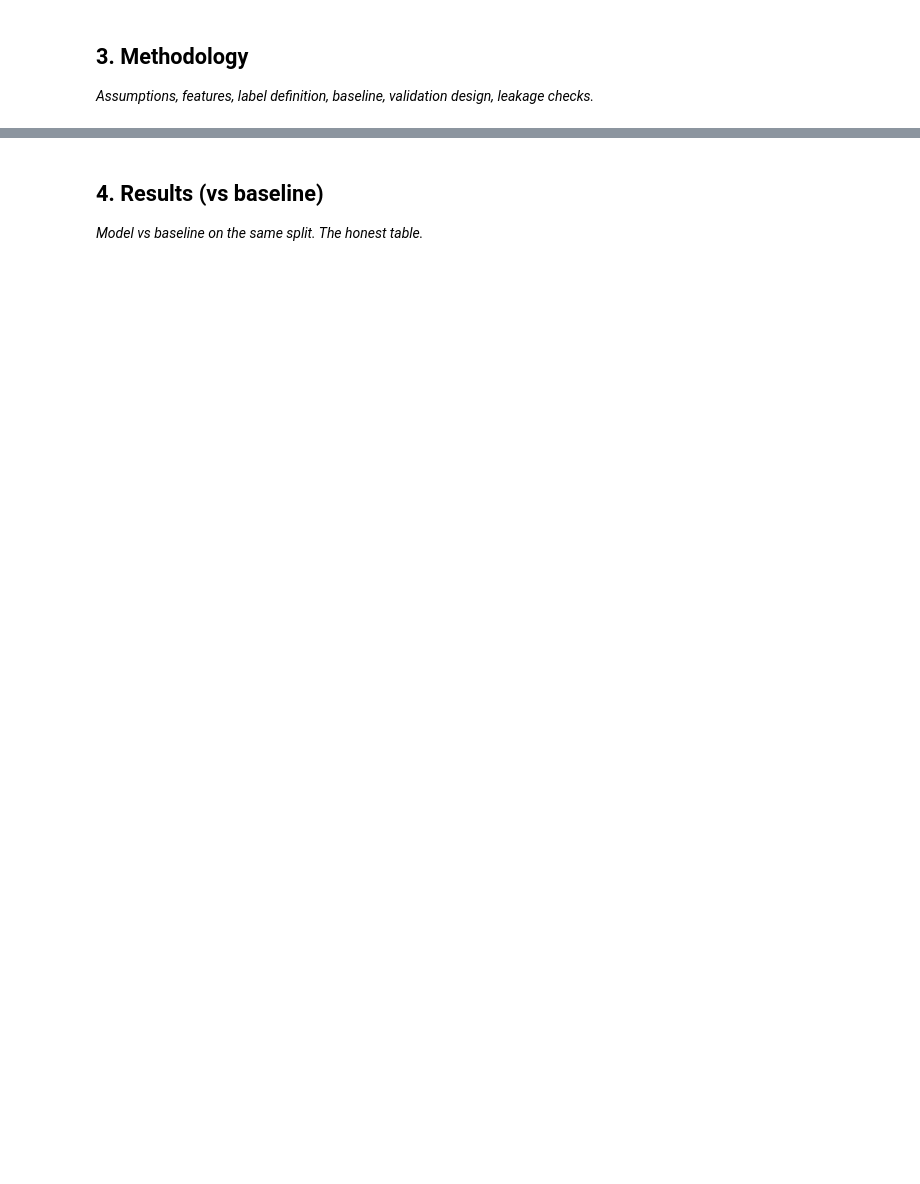
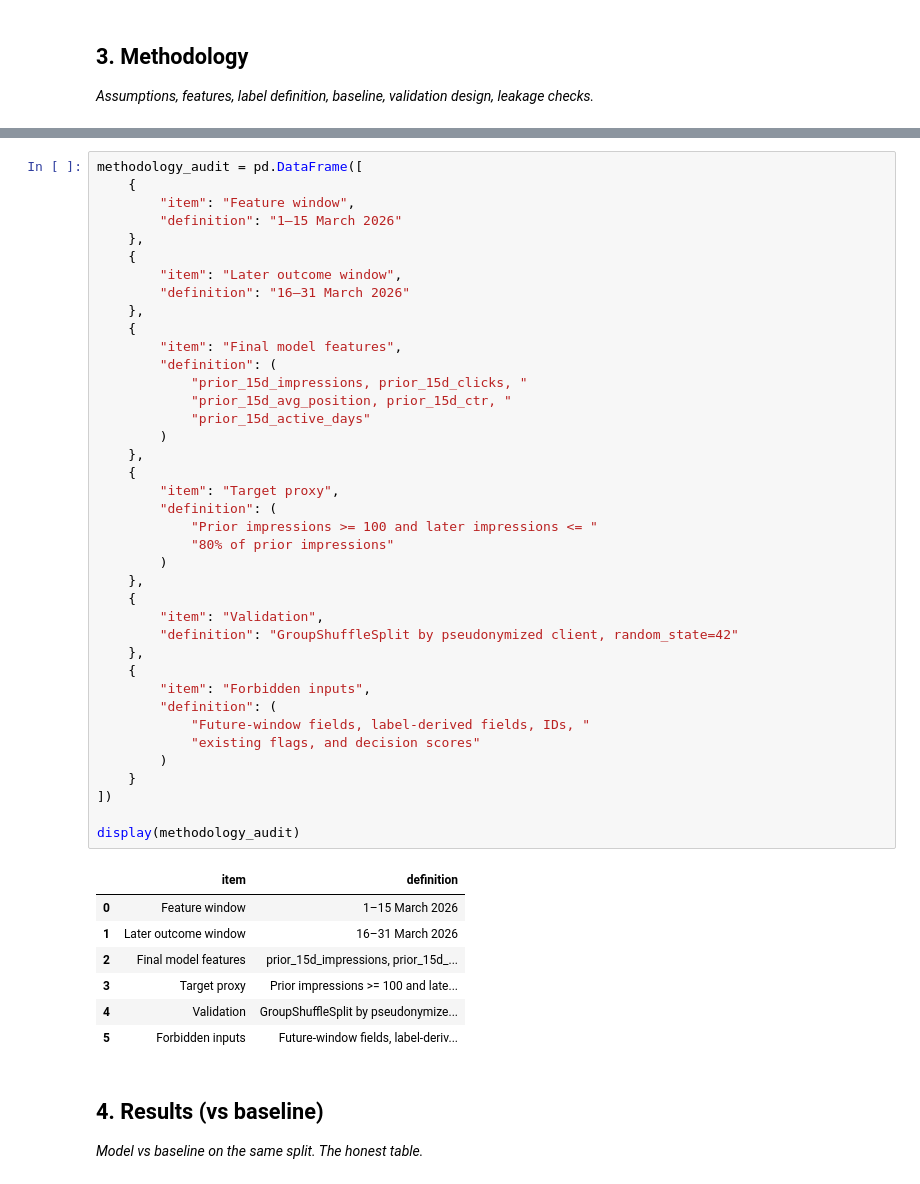
Before and after one commit to Ezgicode/FlyRAnk-AI, a Jupyter notebook: work/notebooks/capstone.ipynb, the cells around one changed output, grey strips where cells are left out. Drawn from its saved outputs; the diff is of its cells as text; blank space fills up the shorter version.

```diff
--- a/work/notebooks/capstone.ipynb
+++ b/work/notebooks/capstone.ipynb
@@ -21,3 +186,50 @@ This skeleton is yours to fill. Work the sections **in order** — each one has
+# %%
+methodology_audit = pd.DataFrame([
+    {
+        "item": "Feature window",
+        "definition": "1–15 March 2026"
+    },
+    {
+        "item": "Later outcome window",
+        "definition": "16–31 March 2026"
+    },
+    {
+        "item": "Final model features",
+        "definition": (
+            "prior_15d_impressions, prior_15d_clicks, "
+            "prior_15d_avg_position, prior_15d_ctr, "
+            "prior_15d_active_days"
+        )
+    },
+    {
+        "item": "Target proxy",
+        "definition": (
+            "Prior impressions >= 100 and later impressions <= "
+            "80% of prior impressions"
+        )
+    },
+    {
+        "item": "Validation",
+        "definition": "GroupShuffleSplit by pseudonymized client, random_state=42"
+    },
+    {
+        "item": "Forbidden inputs",
+        "definition": (
+            "Future-window fields, label-derived fields, IDs, "
+            "existing flags, and decision scores"
+        )
+    }
+])
+
+display(methodology_audit)
+# %% [output]
+|  | item | definition |
+| 0 | Feature window | 1–15 March 2026 |
+| 1 | Later outcome window | 16–31 March 2026 |
+| 2 | Final model features | prior_15d_impressions, prior_15d_... |
+| 3 | Target proxy | Prior impressions >= 100 and late... |
+| 4 | Validation | GroupShuffleSplit by pseudonymize... |
+| 5 | Forbidden inputs | Future-window fields, label-deriv... |
 # %% [markdown]
 ## 4. Results (vs baseline)
 
```
Also changed, not shown: parts of 17 cells of this notebook.
